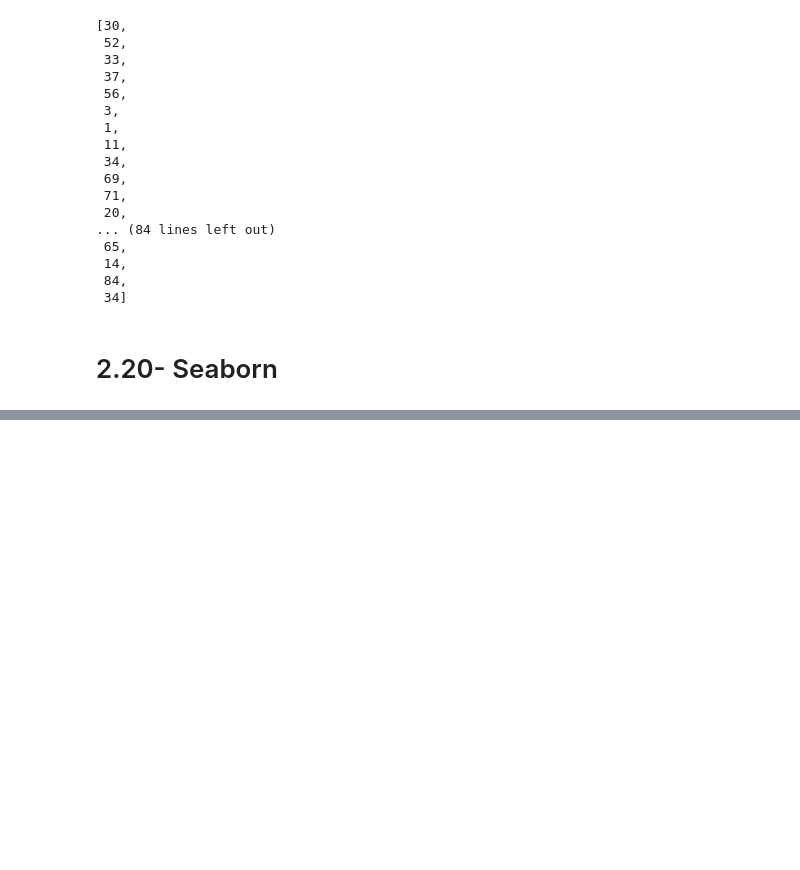
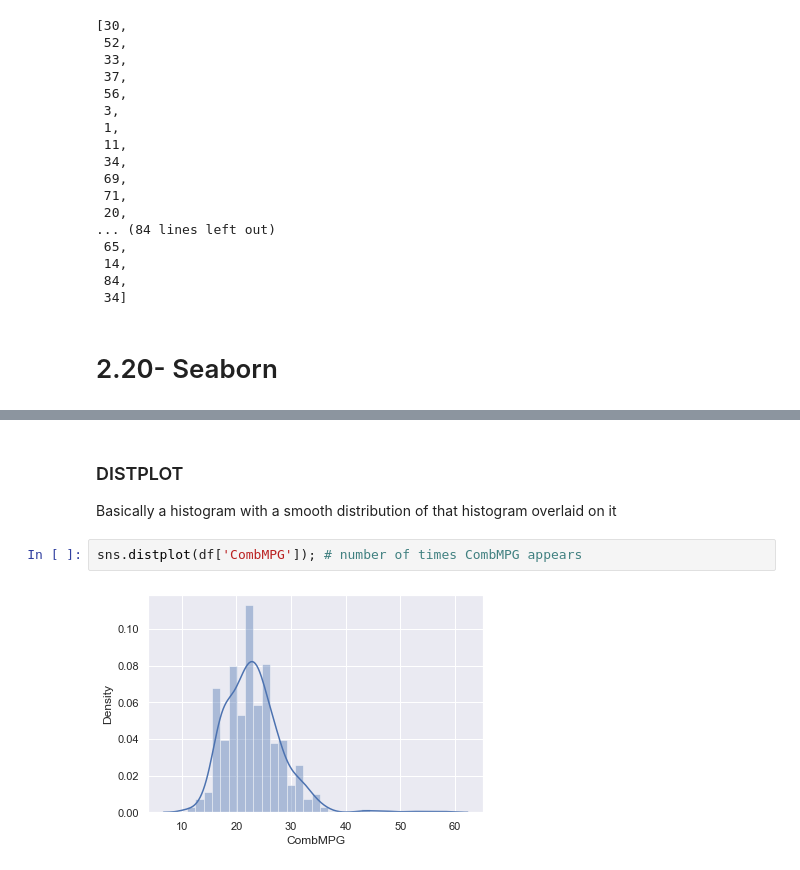
Before and after one commit to Ozxahmed/ML_DS_DL_Udemy_Course, a Jupyter notebook: s2_statistics_probability_refresher.ipynb, the cells around one changed output, grey strips where cells are left out. Cells and saved outputs as stored; diff of their text form; blank space fills up the shorter version.

```diff
--- a/s2_statistics_probability_refresher.ipynb
+++ b/s2_statistics_probability_refresher.ipynb
@@ -544,0 +575,8 @@ age
+# %% [markdown]
+### DISTPLOT
+
+Basically a histogram with a smooth distribution of that histogram overlaid on it
+# %%
+sns.distplot(df['CombMPG']); # number of times CombMPG appears
+# %% [output]
+[figure, added]
```
Also changed, not shown: parts of 15 cells of this notebook.
